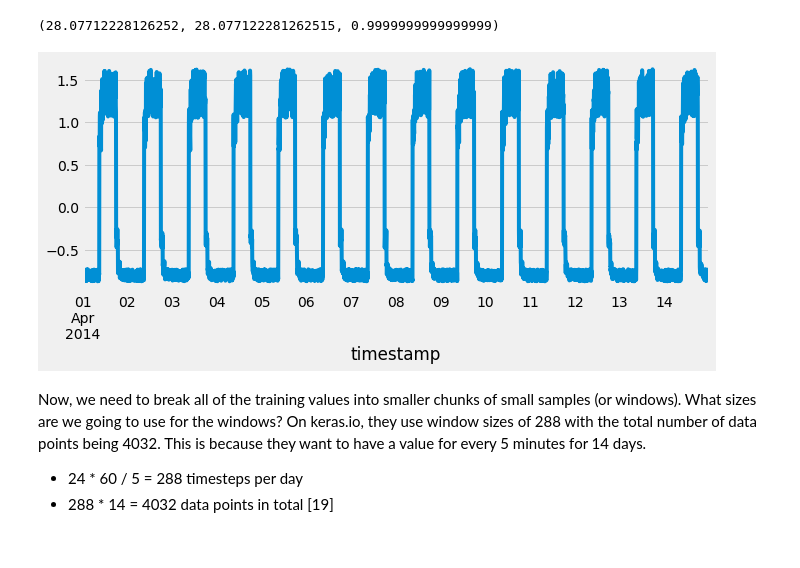
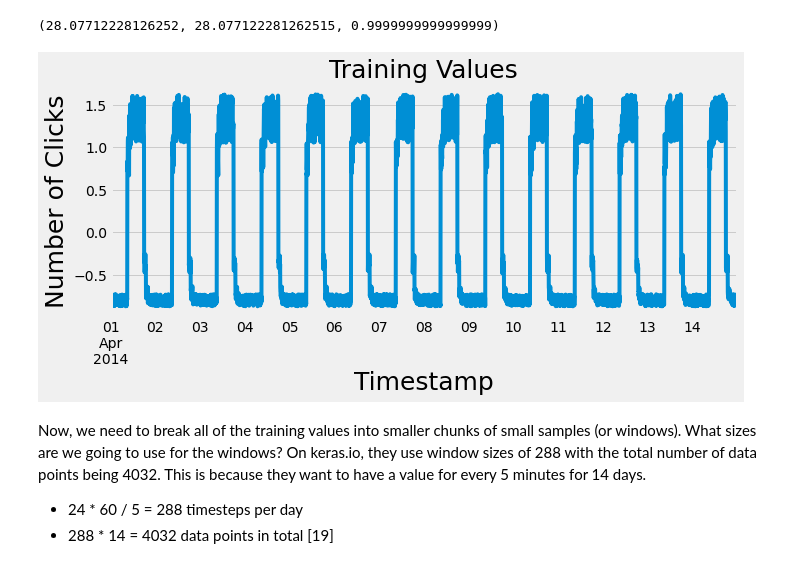
Before and after one commit to Cormac88/machine-learning-and-statistics, a Jupyter notebook: anomaly-detection.ipynb, the cells around one changed output. Saved outputs shown, nothing was run; the diff lists cells and outputs as text; code cells hidden in the pictures.

```diff
--- a/anomaly-detection.ipynb
+++ b/anomaly-detection.ipynb
@@ -318,11 +318,14 @@ df_small_noise['value'].std(), df_small_noise['less_mean'].std(), df_small_noise
 # %%
 # Shortcut for initializing a figure and subplot axes.
 fig, ax = plt.subplots(figsize=(10,4))
 
 # Use pandas to plot data frame.
-df_train_vals.plot(legend=False, ax=ax);
+df_train_vals.plot(legend=False, ax=ax)
+plt.xlabel('Timestamp', fontsize=25)
+plt.ylabel('Number of Clicks', fontsize=25)
+plt.title('Training Values', fontsize=25);
 # %% [output]
-[figure, old version]
+[figure, new version]
 # %% [markdown]
 Now, we need to break all of the training values into smaller chunks of small samples (or windows). What sizes are we going to use for the windows? On keras.io, they use window sizes of 288 with the total number of data points being 4032. This is because they want to have a value for every 5 minutes for 14 days. <br>
 - 24 * 60 / 5 = 288 timesteps per day
```
Also changed, not shown: parts of 10 cells of this notebook.
